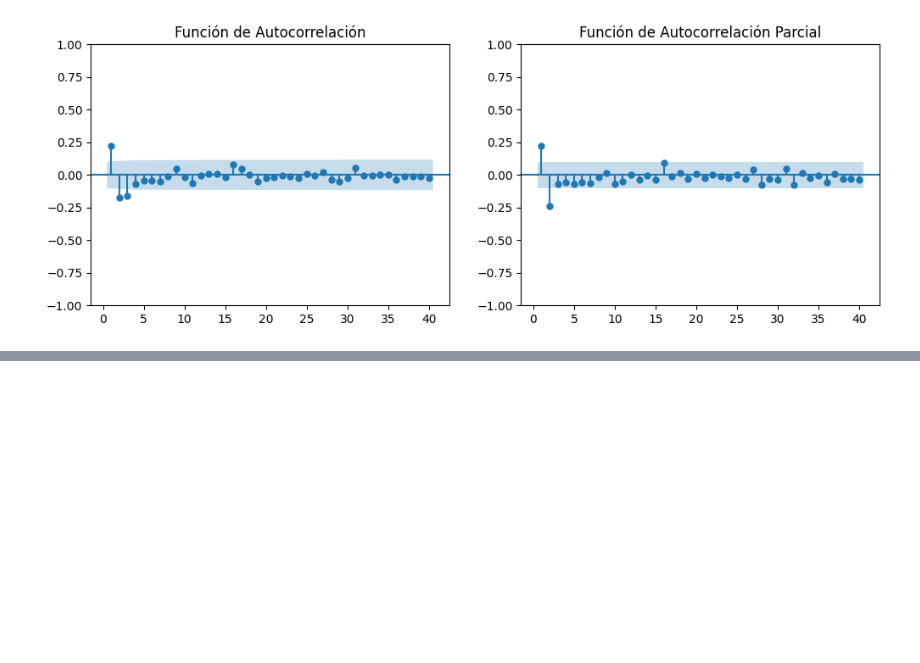
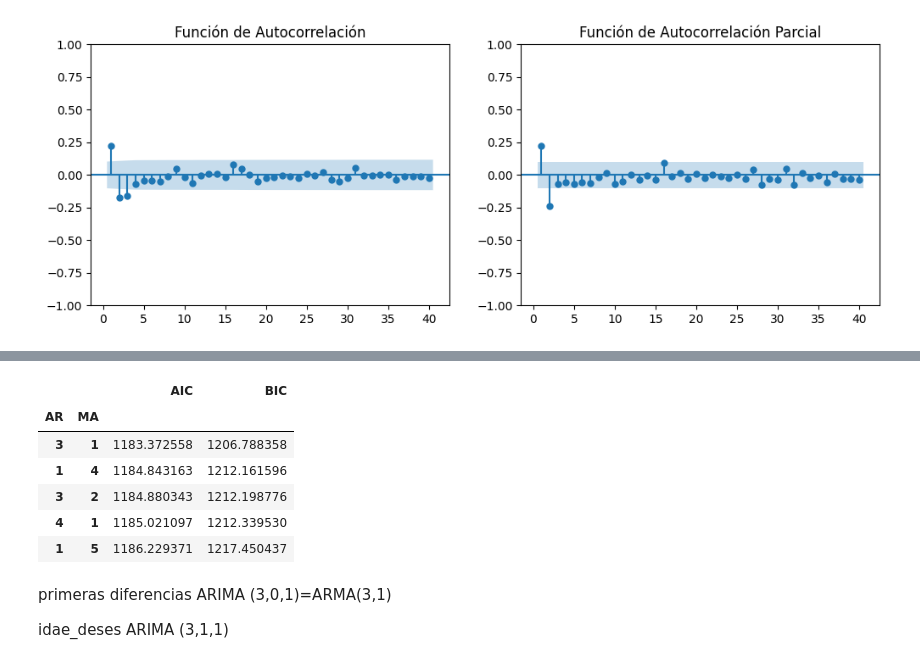
Before and after one commit to IvRodco/EstadisticaAplicasa_1899843, a Jupyter notebook: Sesion19_EAG41_16oct.ipynb, the cells around one changed output, grey strips where cells are left out. Drawn from its saved outputs; the diff is of its cells as text; code cells hidden in the pictures; blank space fills up the shorter version.

```diff
--- a/Sesion19_EAG41_16oct.ipynb
+++ b/Sesion19_EAG41_16oct.ipynb
@@ -132,0 +205,15 @@ plt.show();
+# %%
+ic.sort_values('AIC').head()
+# %% [output]
+|  |  | AIC | BIC |
+| AR | MA |  |  |
+| 3 | 1 | 1183.372558 | 1206.788358 |
+| 1 | 4 | 1184.843163 | 1212.161596 |
+| 3 | 2 | 1184.880343 | 1212.198776 |
+| 4 | 1 | 1185.021097 | 1212.339530 |
+| 1 | 5 | 1186.229371 | 1217.450437 |
+# %% [markdown]
+primeras diferencias ARIMA (3,0,1)=ARMA(3,1)
+
+
+idae_deses ARIMA (3,1,1)
```
Also changed, not shown: parts of 7 cells of this notebook.
